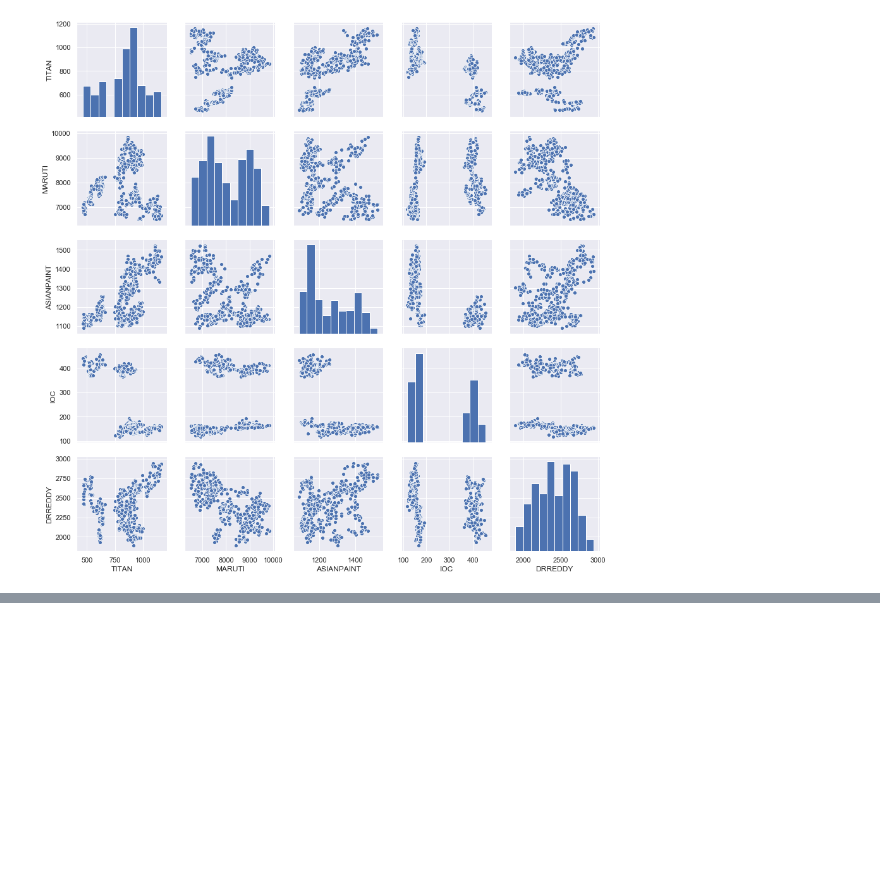
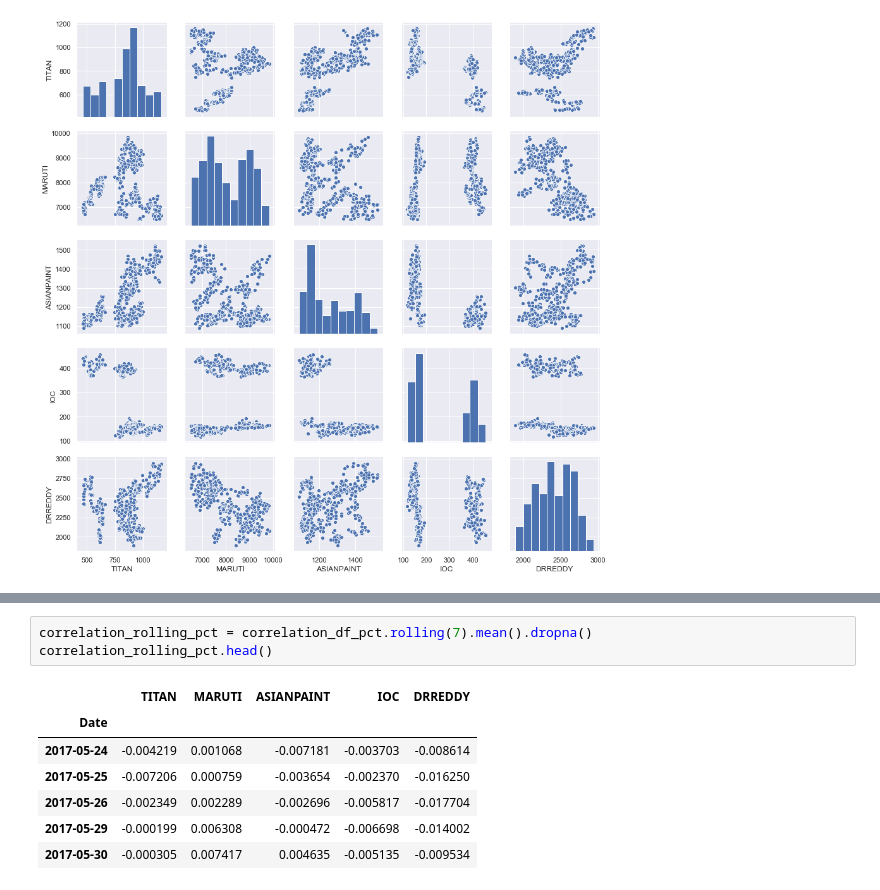
Before and after one commit to JamesMcGuigan/aspiration-ai-internship, a Jupyter notebook: python3/module_2/module_2.ipynb, the cells around one changed output, grey strips where cells are left out. Drawn from its saved outputs; the diff is of its cells as text; blank space fills up the shorter version.

```diff
--- a/python3/module_2/module_2.ipynb
+++ b/python3/module_2/module_2.ipynb
@@ -257,0 +270,11 @@ sns.pairplot(correlation_df)
+# %%
+correlation_rolling_pct = correlation_df_pct.rolling(7).mean().dropna()
+correlation_rolling_pct.head()
+# %% [output]
+|  | TITAN | MARUTI | ASIANPAINT | IOC | DRREDDY |
+| Date |  |  |  |  |  |
+| 2017-05-24 | -0.004219 | 0.001068 | -0.007181 | -0.003703 | -0.008614 |
+| 2017-05-25 | -0.007206 | 0.000759 | -0.003654 | -0.002370 | -0.016250 |
+| 2017-05-26 | -0.002349 | 0.002289 | -0.002696 | -0.005817 | -0.017704 |
+| 2017-05-29 | -0.000199 | 0.006308 | -0.000472 | -0.006698 | -0.014002 |
+| 2017-05-30 | -0.000305 | 0.007417 | 0.004635 | -0.005135 | -0.009534 |
```
Also changed, not shown: parts of 9 cells of this notebook.
